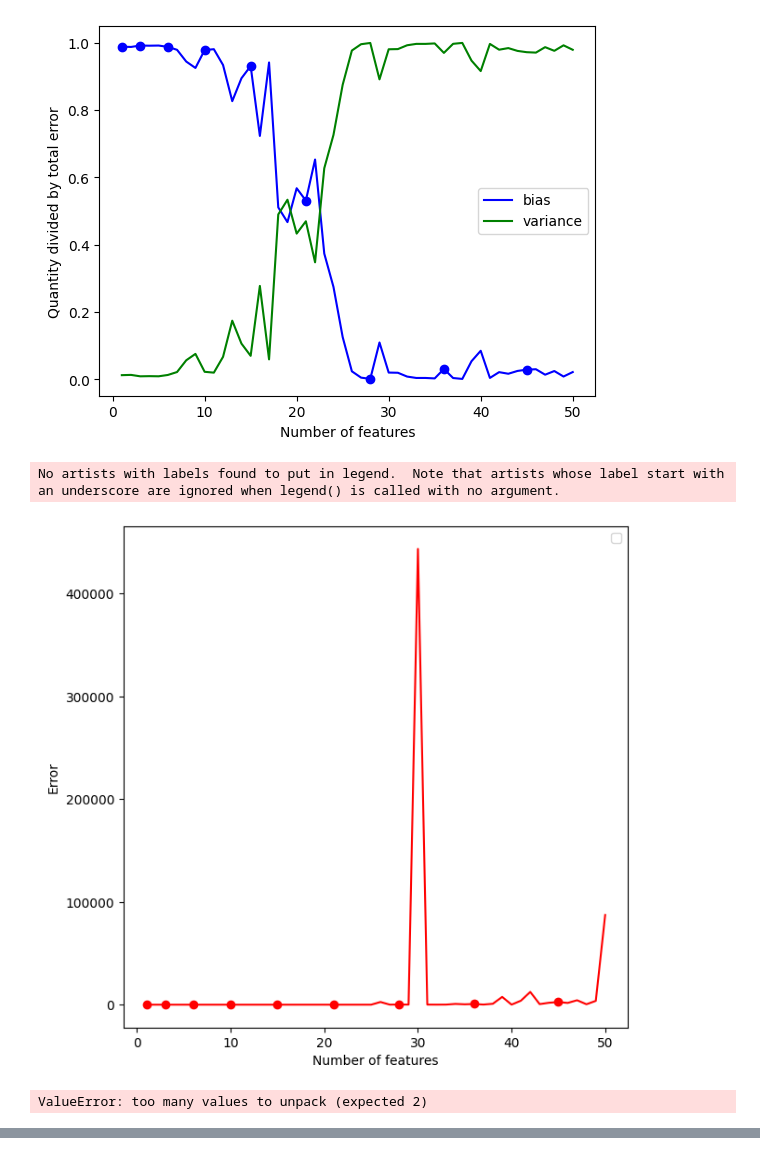
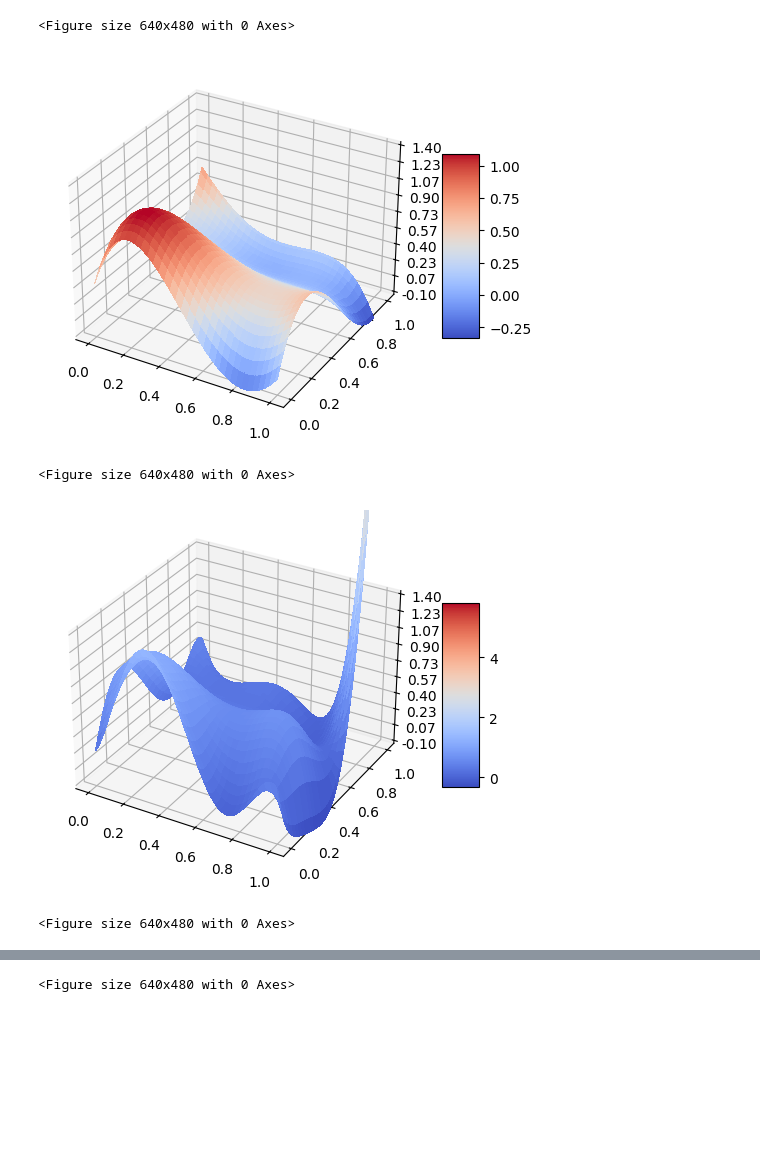
Before and after one commit to Trond01/Project1_FYS-STK4155, a Jupyter notebook: Runs/bootstrap.ipynb, the cells around one changed output, grey strips where cells are left out. Saved outputs shown, nothing was run; the diff lists cells and outputs as text; code cells hidden in the pictures; blank space fills up the shorter version.

```diff
--- a/Runs/bootstrap.ipynb
+++ b/Runs/bootstrap.ipynb
@@ -3,12 +3,21 @@ import sys, os
 
 sys.path.append(os.path.abspath(os.path.join('..')))
 from Code.bootstrap import tradeoff_experiment
-from Code.cross_validation import cross_validation_experiment
+from Code.utilities import path_to_results
 
-feature_numbers, errors = tradeoff_experiment(num_points=50,num_features=50,nth=100)
-cross_validation_experiment(10, n_points=70, num_features=50)
+#feature_numbers, errors = tradeoff_experiment(num_points=50,num_features=50,nth=100)
-# %% [output]
-[figure, removed]
-No artists with labels found to put in legend.  Note that artists whose label start with an underscore are ignored when legend() is called with no argument.
-[figure, removed]
-ValueError: too many values to unpack (expected 2)
+# %%
+N = 151
+num_features = 50
+nth = 12
+n_bootstraps = 50
+
+sigma2 = 0.01
+# %%
+_ = tradeoff_experiment(num_points=N, num_features=num_features, n_bootstraps=n_bootstraps, nth=nth, seed = 42, filename=path_to_results("biasvariancetest"), sigma2=sigma2)
+# %% [output]
+<Figure size 640x480 with 0 Axes>
+[figure, added]
+<Figure size 640x480 with 0 Axes>
+[figure, added]
+<Figure size 640x480 with 0 Axes>
@@ -14,0 +25 @@ ValueError: too many values to unpack (expected 2)
+<Figure size 640x480 with 0 Axes>
```
Also changed, not shown: parts of 1 cell of this notebook, 7 other files.
